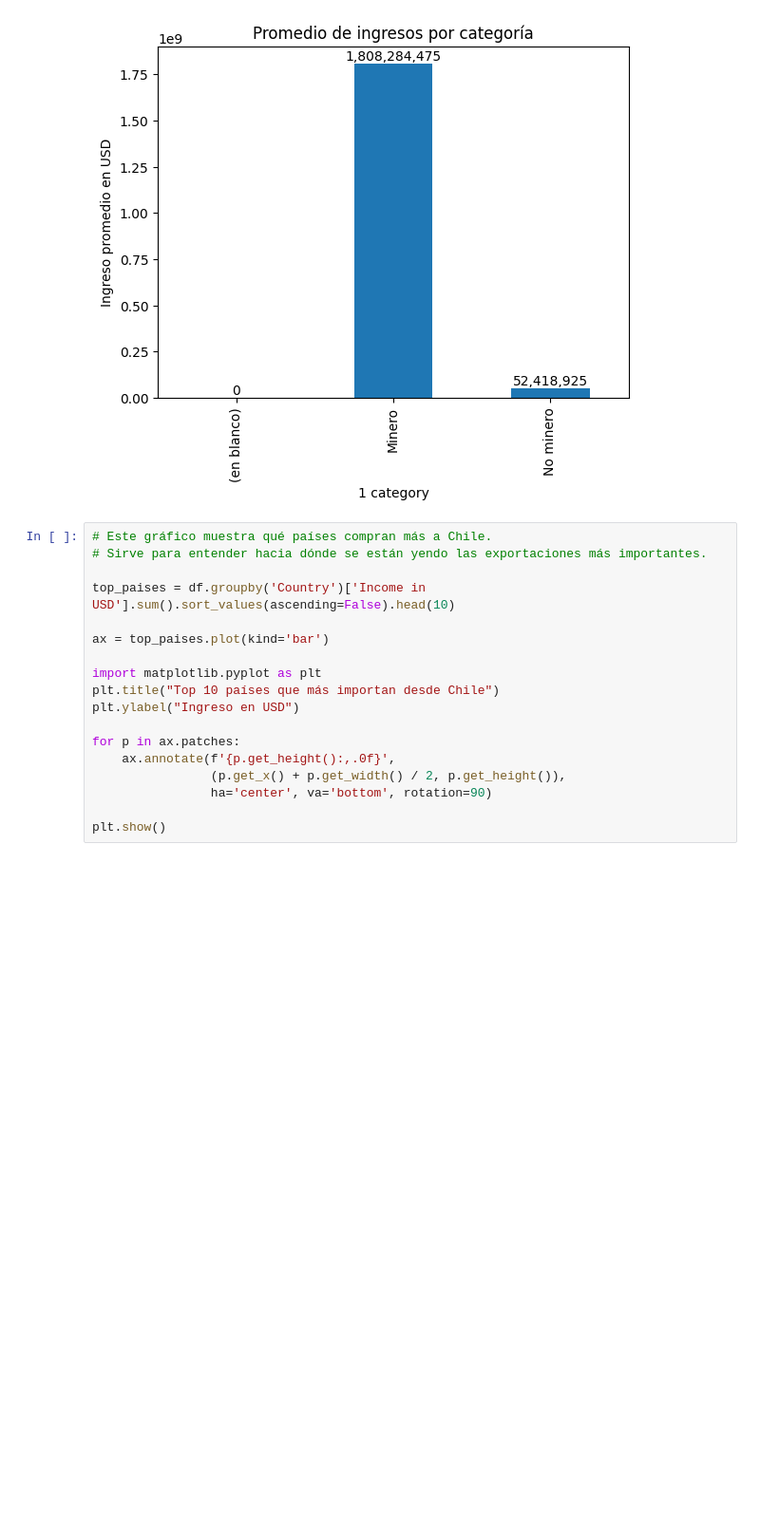
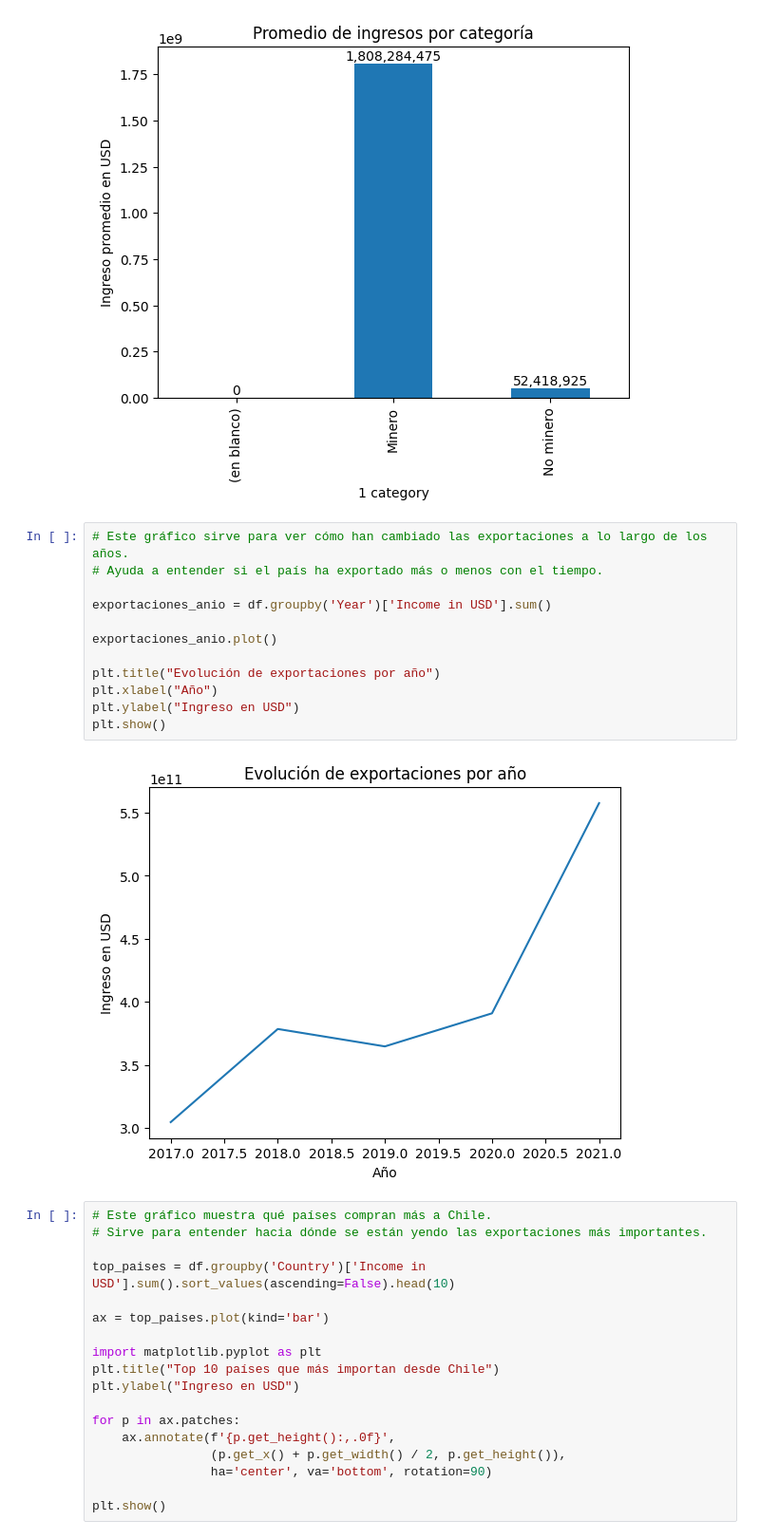
Before and after one commit to Cxris2145/MineriaDatos2026, a Jupyter notebook: ExportacionesChile2026.ipynb, the cells around one changed output. Shown at 95% size. Cells and saved outputs as stored; diff of their text form; blank space fills up the shorter version.

```diff
--- a/ExportacionesChile2026.ipynb
+++ b/ExportacionesChile2026.ipynb
@@ -239,6 +268,20 @@ for p in ax.patches:
 plt.show()
 # %% [output]
 [figure]
+# %%
+# Este gráfico sirve para ver cómo han cambiado las exportaciones a lo largo de los años.
+# Ayuda a entender si el país ha exportado más o menos con el tiempo.
+
+exportaciones_anio = df.groupby('Year')['Income in USD'].sum()
+
+exportaciones_anio.plot()
+
+plt.title("Evolución de exportaciones por año")
+plt.xlabel("Año")
+plt.ylabel("Ingreso en USD")
+plt.show()
+# %% [output]
+[figure, added]
 # %%
 # Este gráfico muestra qué países compran más a Chile.
 # Sirve para entender hacia dónde se están yendo las exportaciones más importantes.
```
Also changed, not shown: parts of 9 cells of this notebook.
